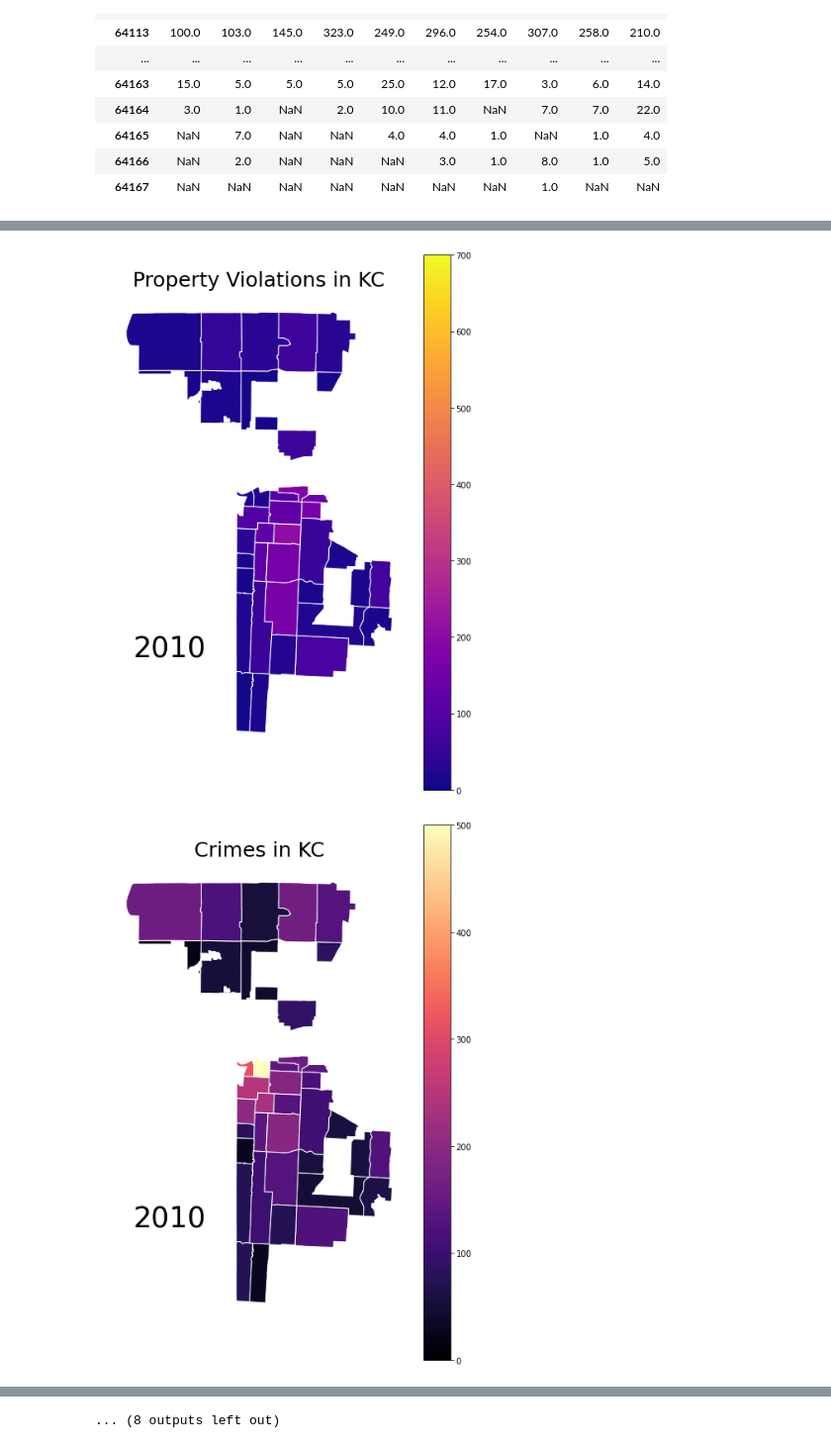
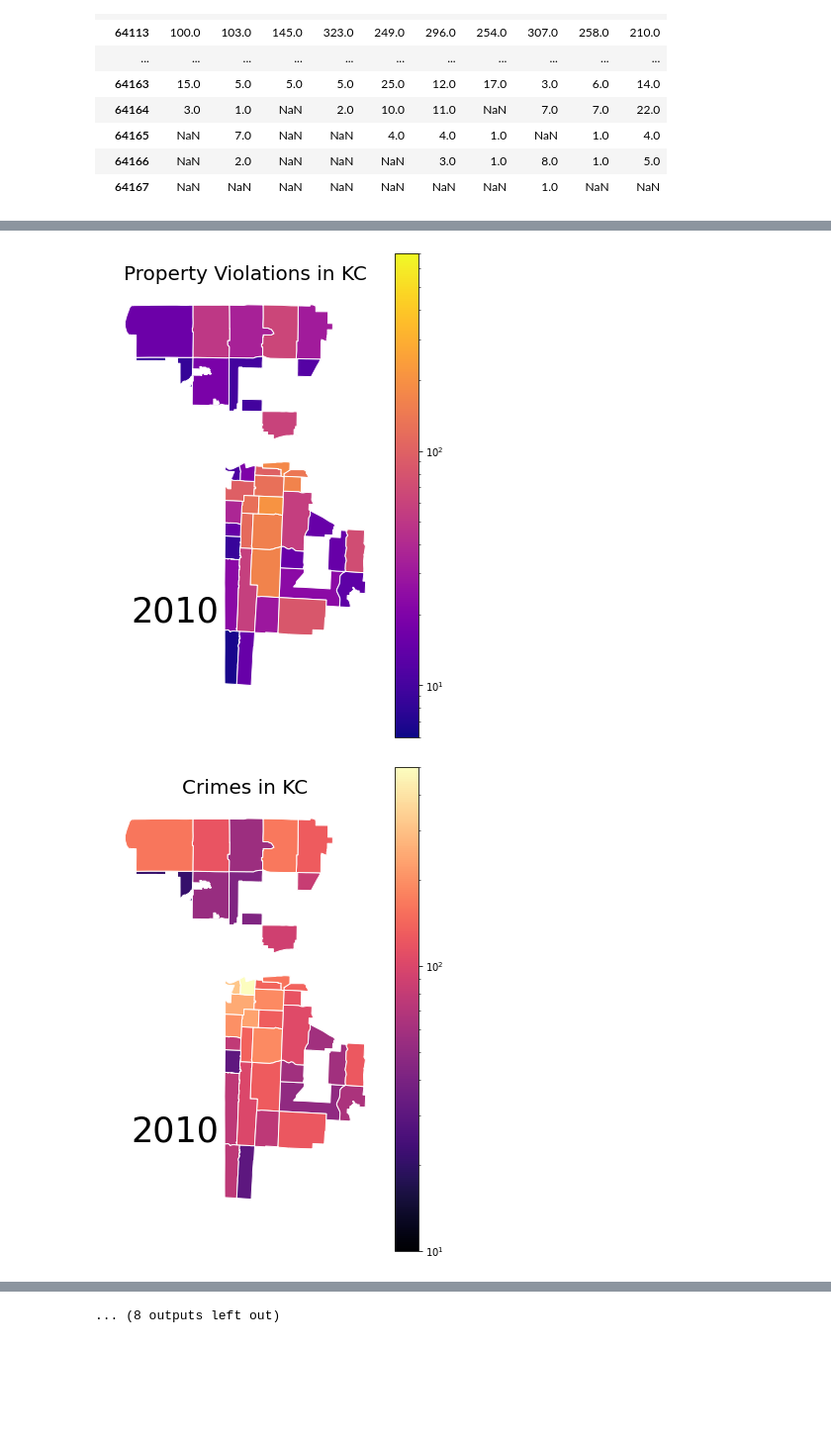
Before and after one commit to sjhaluck/KCMO-Property-and-Crime, a Jupyter notebook: KC_property_crime.ipynb, the cells around one changed output, grey strips where cells are left out. Shown at 99% size. Drawn from its saved outputs; the diff is of its cells as text; code cells hidden in the pictures; blank space fills up the shorter version.

Commit message:
feat: modify image size and format, delete previous formats, change legend to logarithmic scale

```diff
--- a/KC_property_crime.ipynb
+++ b/KC_property_crime.ipynb
@@ -1390,9 +1390,9 @@ zips.query('Population > 1000').describe()
 | max | 1281.000000 | 6.442926e+08 | 134525.938825 | 38908.000000 | 19622.000000 | 1.102847e+06 | 158.376434 | 205.969947 | ... |
 # %%
 # min and max for property violations per 1000 residents
-vmin, vmax = 0,700
+vmin, vmax = 6,700
 # min and max for crimes per 1000 residents
-cmin, cmax = 0,500
+cmin, cmax = 10,500
 # %%
 # import os library for storing image files later
 import os
@@ -1403,24 +1401,26 @@ Creation of the directory charts/maps failed
 # %%
+import matplotlib.colors as colors
+
 for year in list_of_years:
-    fig = zips.query('Population > 1000').plot(column='violations_{}'.format(year), cmap='plasma', figsize=(8,12),
+    fig = zips.query('Population > 1000').plot(column='violations_{}'.format(year), cmap='plasma', figsize=(6,9),
                     linewidth=1.0, edgecolor='1.0',vmin=vmin, vmax=vmax, legend=True,
-                   norm=plt.Normalize(vmin=vmin, vmax=vmax))
+                   norm=colors.LogNorm(vmin=vmin, vmax=vmax))
     fig.axis('off')
-    fig.set_title('Property Violations in KC', fontdict={'fontsize':'25', 'fontweight':'3'})
+    fig.set_title('Property Violations in KC', fontdict={'fontsize':'20', 'fontweight':'3'})
     fig.annotate(year,xy=(0.1,0.3), xycoords='figure fraction', horizontalalignment='left',verticalalignment='top', fontsize=35)
-    filepath = os.path.join(output_path, 'violations_{}'.format(year)+'.jpg')
+    filepath = os.path.join(output_path, 'violations_{}'.format(year)+'.png')
     chart = fig.get_figure()
     chart.savefig(filepath, dpi=300)
 
-    fig = zips.query('Population > 1000').plot(column='crimes_{}'.format(year), cmap='magma', figsize=(8,12),
+    fig = zips.query('Population > 1000').plot(column='crimes_{}'.format(year), cmap='magma', figsize=(6,9),
                     linewidth=1.0, edgecolor='1.0',vmin=cmin, vmax=cmax, legend=True,
-                   norm=plt.Normalize(vmin=cmin, vmax=cmax))
+                   norm=colors.LogNorm(vmin=cmin, vmax=cmax))
     fig.axis('off')
-    fig.set_title('Crimes in KC', fontdict={'fontsize':'25', 'fontweight':'3'})
+    fig.set_title('Crimes in KC', fontdict={'fontsize':'20', 'fontweight':'3'})
     fig.annotate(year,xy=(0.1,0.3), xycoords='figure fraction', horizontalalignment='left',verticalalignment='top', fontsize=35)
-    filepath = os.path.join(output_path, 'crimes_{}'.format(year)+'.jpg')
+    filepath = os.path.join(output_path, 'crimes_{}'.format(year)+'.png')
     chart = fig.get_figure()
     chart.savefig(filepath, dpi=300)
 # %% [output]
-[figure, old version]
+[figure, new version]
-[figure, old version]
+[figure, new version]
```
Also changed, not shown: parts of 6 cells of this notebook, 42 other files.
